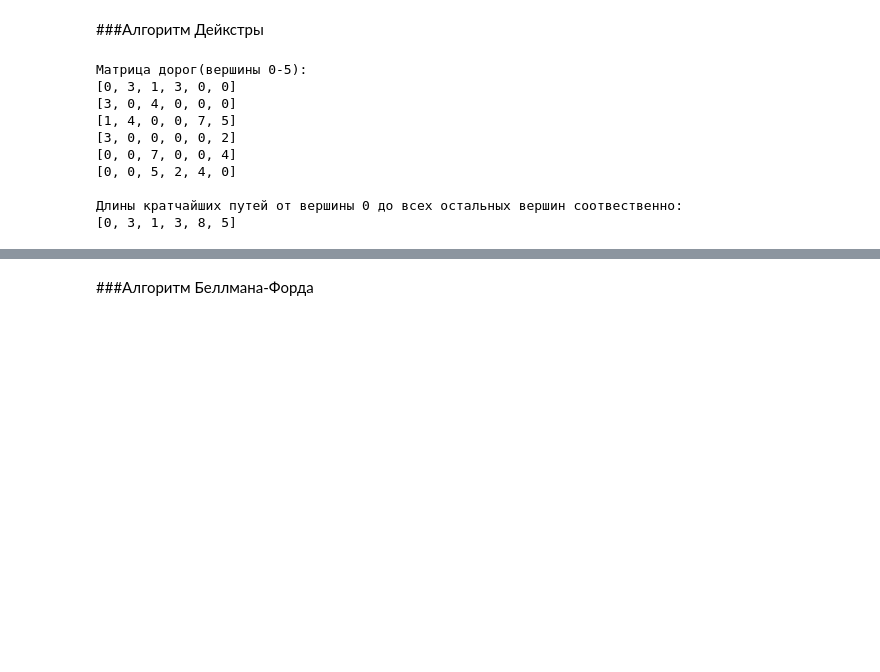
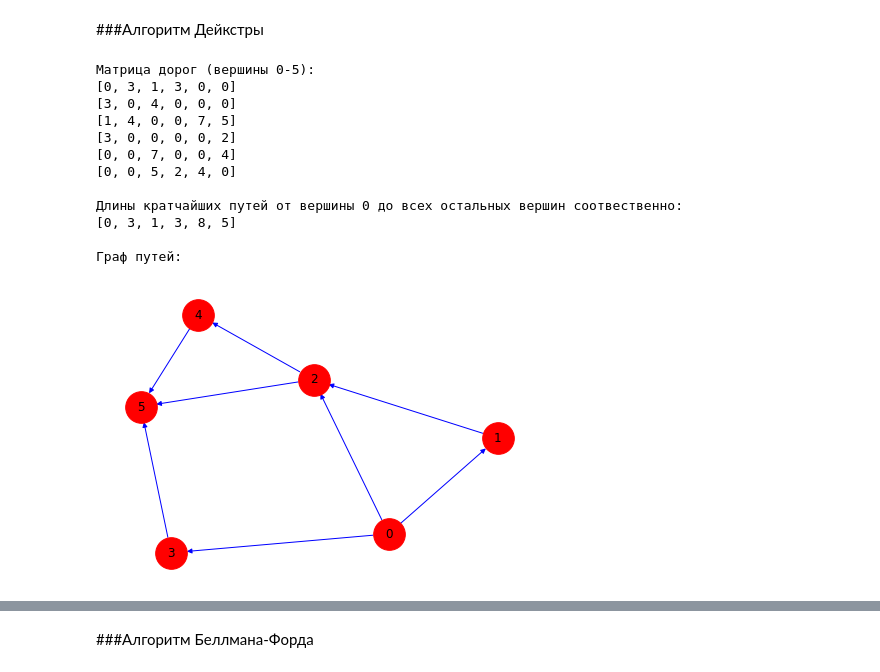
Before and after one commit to IlinskaiaVera/SIAOD_BVT2001_IlinskaiaVera, a Jupyter notebook: Lab6/Lab6.ipynb, the cells around one changed output, grey strips where cells are left out. Drawn from its saved outputs; the diff is of its cells as text; code cells hidden in the pictures; blank space fills up the shorter version.

Commit message:
All algos

```diff
--- a/Lab6/Lab6.ipynb
+++ b/Lab6/Lab6.ipynb
@@ -102,13 +109,15 @@ except FileNotFoundError:
 import math
 import networkx as nx
 import matplotlib.pyplot as plt
+import time
 
 try:
   #считываем текстовый файл
   with open("/content/drive/MyDrive/CIAOD and VVIT/Lab6Files/DijkstraAlgo.txt", "r", encoding = "utf-8") as fileDij:
     matrix = [[int(num) for num in line.split(',')] for line in fileDij] #загружаем матрицу дорог графа
 
-    print("Матрица дорог(вершины 0-5): ")
+    #отображение матрицы дорог (тут не понадобилось нули заменять на inf)
+    print("Матрица дорог (вершины 0-5): ")
     for i in matrix:
       print(i)
 
@@ -118,64 +127,79 @@ try:
     # nx.draw(G, with_labels = True, edge_color = 'b', node_color = 'r', node_size = 1000, arrows = True)
     # plt.show()
 
-    N = len(matrix) #число вершин в нашем графе
-    T = [math.inf] * N #финальная строка длин дорог (inf - бесконечность)
-    startV = 0 #стартовая вершина
-    viewedV = {startV} #множество просмотренных вершин (в зависимости от стартовой вершины)
-    T[startV] = 0 #нулевой вес стартовой вершины должен быть равен 0!
-
     #метод перебора всех связанных вершин
     #просматриваем все веса других, связанных с startV, вершин, и возвращаем вершину с мин.значением
     def getLinkWithV(startV, matrix):
-      for i, weight in enumerate(matrix[startV]): #берём веса из графа
+      for i, weight in enumerate(matrix[startV]): #берём веса из матрицы
         if (weight > 0):
           yield i
 
-    #метод нахождения в таблице вершины с мин.весом
+    #метод нахождения в матрице вершины с мин.весом (для изменения startV)
     def findMinWei(T, viewedV):
       amin = -1 #начальный минимум, начальное состояние
       m = max(T) #находим макс.значение финимальной строки длин дорог
       for i, t in enumerate(T):
         if (t < m and i not in viewedV): #находим мин.значение вершин, которые не были ещё рассмотрены
             m = t
             amin = i
       return amin #возвращаем вершину с мин.значением
 
-    #заполяем T-табличку мин.весами
-    while (startV != -1): #цикл для прохождению по вершинам (если -1, то по всем вершинам прошли)
-      for j in getLinkWithV(startV, matrix): #перебераем все связанные вершины с вершиной startV
-        if (j not in viewedV): #если рассматриваемая строка таблицы не была просмотрена
-          wei = T[startV] + matrix[startV][j] #получаем путь, что прошли до минимальной вершины
-          if (wei < T[j]): #если вес меньше последней позиции нашей финальной строки
-            T[j] = wei #присваиваем минимальное значение, то есть меняем мин.длину
-      #должны найти мин.аргумент между последней строчкой и множеством, что уже было просмотрено
-      startV = findMinWei(T, viewedV) #находим мин.значение вершины
-      if (startV > 0):
-        viewedV.add(startV)
+    def DejAlgo(matrix, start, fin):
+      N = fin + 1
+      T = [math.inf] * N #финальная строка длин дорог (inf - бесконечность)
+      startV = start #стартовая вершина
+      viewedV = {startV} #множество просмотренных вершин (в зависимости от стартовой вершины)
+      T[startV] = 0 #нулевой вес стартовой вершины должен быть равен 0!
+
+      #заполяем T-табличку мин.весами
+      while (startV != -1): #цикл для прохождению по вершинам (если -1, то по всем вершинам прошли)
+        for j in getLinkWithV(startV, matrix): #перебераем все связанные вершины с вершиной startV
+          if (j not in viewedV): #если рассматриваемая строка таблицы не была просмотрена
+            wei = T[startV] + matrix[startV][j] #получаем путь, что прошли до минимальной вершины
+            if (wei < T[j]): #если вес меньше последней позиции нашей финальной строки
+              T[j] = wei #присваиваем минимальное значение, то есть меняем мин.длину
+        #должны найти мин.аргумент между последней строчкой и множеством, что уже было просмотрено
+        startV = findMinWei(T, viewedV) #находим мин.значение вершины
+        if (startV > 0):
+          viewedV.add(startV)
+      return(T)
+
     print("\nДлины кратчайших путей от вершины 0 до всех остальных вершин соотвественно: ")
-    print(T)
+
+    start_time = time.perf_counter()
+
+    print(DejAlgo(matrix, 0, 5))
+
+    final_time = time.perf_counter()
+    time2 = (final_time-start_time)/0.10
 
 
     # print("\nОтображение кратчайшего расстояния между вершиной 1 и всеми остальными вершинами: ")
     # G = nx.Graph()
     # G.add_edge('1', '2', width = 10)
     # G.add_edge('1', '4', width = 1.0)
     # nx.draw(G, with_labels = True, edge_color = 'b', node_color = 'r', node_size = 1000)
     # plt.show()
 
-    # graph = nx.Graph(np.array(T))
-    # nx.draw(graph, pos = nx.spring_layout(graph), edge_color = 'b', node_color = 'r', with_labels = True, node_size = 1000, arrows = True)
+    print("\nГраф путей: ")
+    #отрисовка графа маршрутов
+    graph = nx.Graph(np.matrix(matrix))
+    nx.draw(graph, pos = nx.spring_layout(graph), edge_color = 'b', node_color = 'r', with_labels = True, node_size = 1000, arrows = True)
+
 
 except FileNotFoundError:
   print("Файл не был найден")
 # %% [output]
-Матрица дорог(вершины 0-5):
+Матрица дорог (вершины 0-5):
 [0, 3, 1, 3, 0, 0]
 [3, 0, 4, 0, 0, 0]
 [1, 4, 0, 0, 7, 5]
 [3, 0, 0, 0, 0, 2]
 [0, 0, 7, 0, 0, 4]
 [0, 0, 5, 2, 4, 0]
 
 Длины кратчайших путей от вершины 0 до всех остальных вершин соотвественно:
 [0, 3, 1, 3, 8, 5]
+
+Граф путей:
+[figure, added]
```
Also changed, not shown: parts of 13 cells of this notebook.
